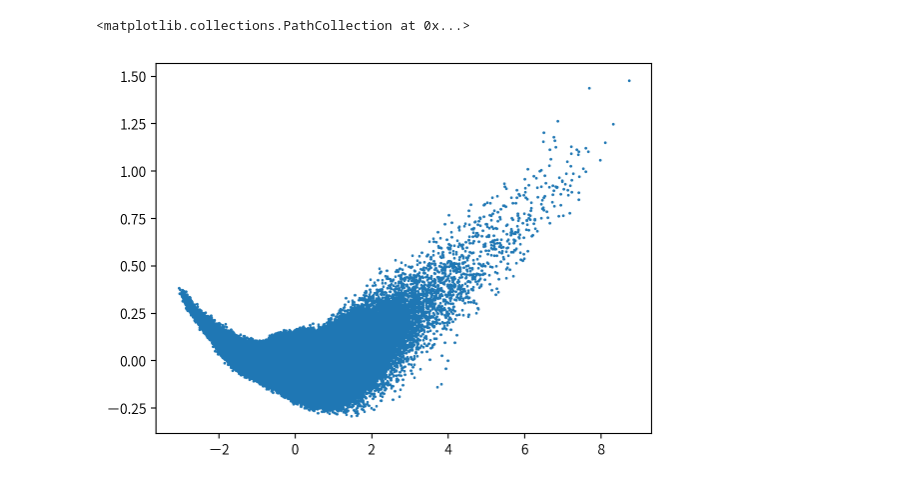
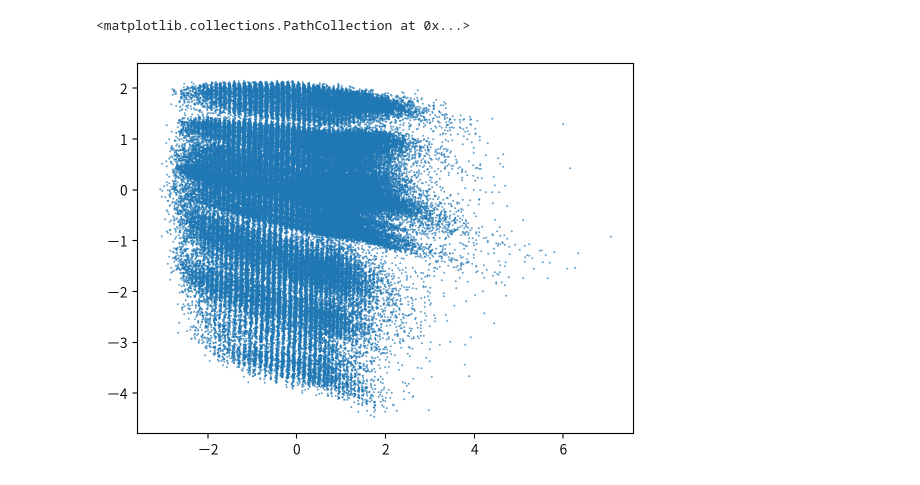
Before and after one commit to topazape/molecular-VAE, a Jupyter notebook: Untitled.ipynb, the cells around one changed output. Saved outputs shown, nothing was run; the diff lists cells and outputs as text; code cells hidden in the pictures.

```diff
--- a/Untitled.ipynb
+++ b/Untitled.ipynb
@@ -10,10 +9,10 @@ test = np.load('./data/250k.npz')['arr'].astype(np.float32)
 test = torch.from_numpy(test)
 # %%
 model = VAE()
-model.load_state_dict(torch.load('./models/vae-1.pth'))
+model.load_state_dict(torch.load('./models/vae-10.pth'))
 model.eval()
 Z = model.encode(test)[0].detach().numpy()
-plt.scatter(Z[:, 0], Z[:, 1], s=1)
+plt.scatter(Z[:, 0], Z[:, 1], s=0.1)
 # %% [output]
 <matplotlib.collections.PathCollection at 0x...>
-[figure, old version]
+[figure, new version]
```
Also changed, not shown: parts of 3 cells of this notebook, 9 other files.
